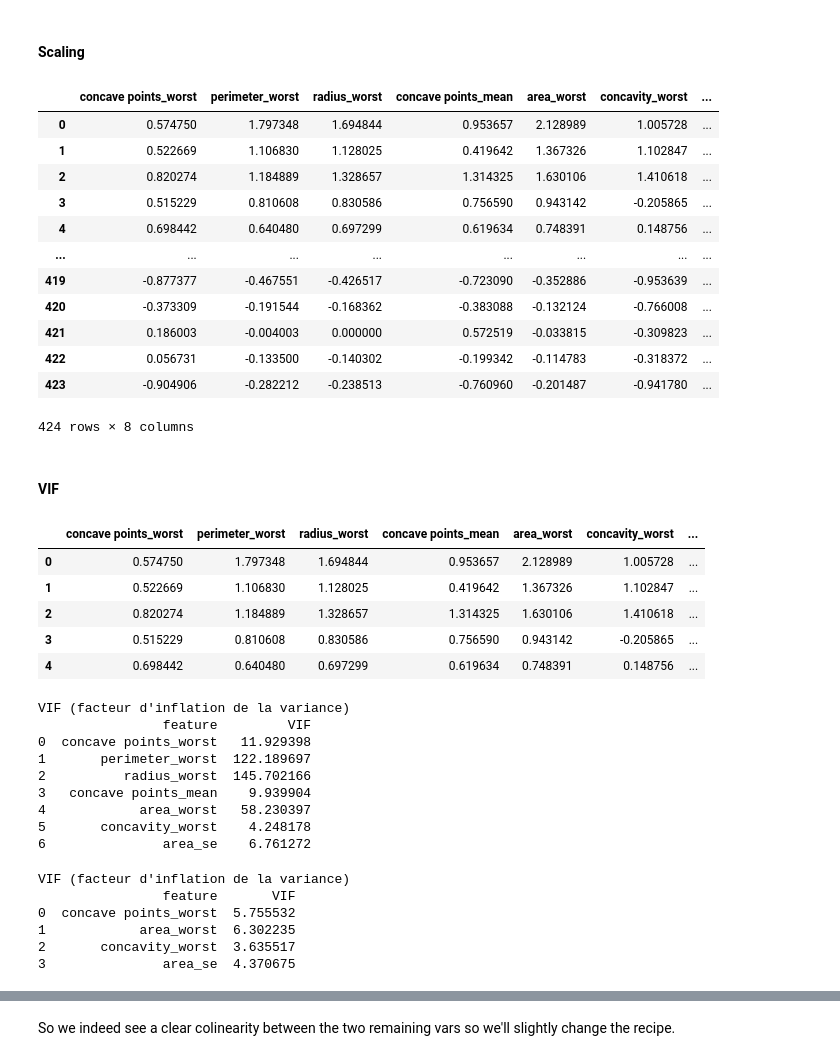
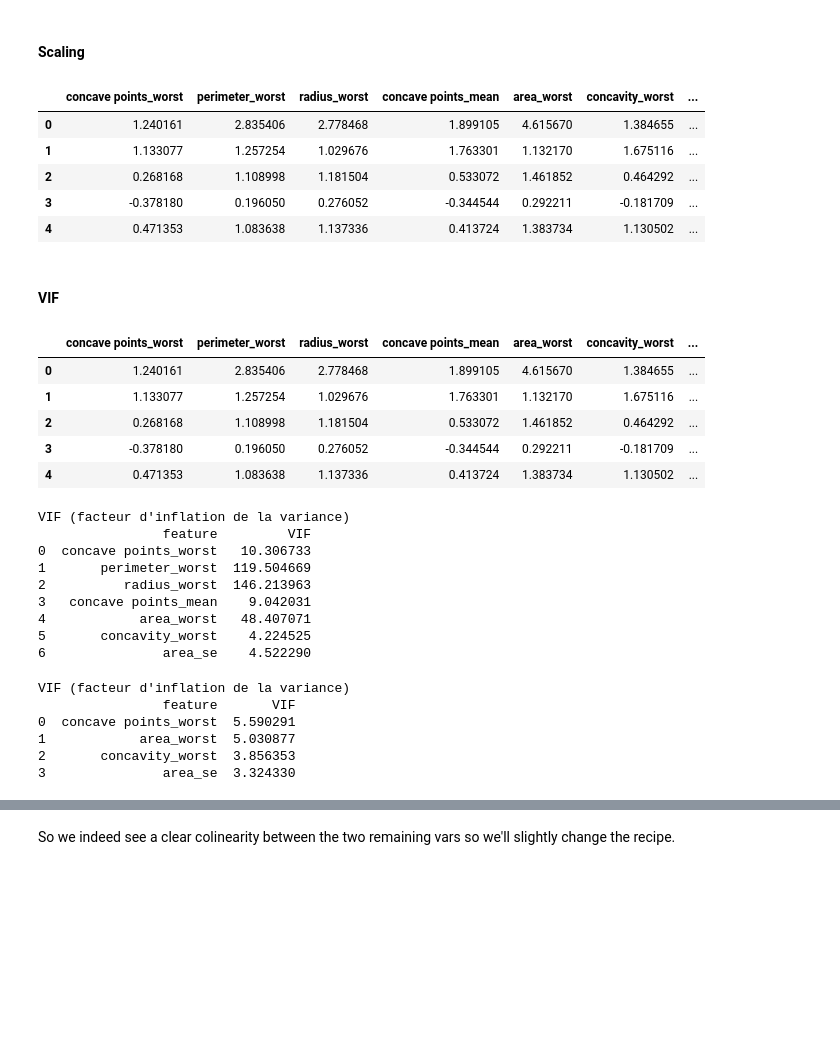
Before and after one commit to julienRactM/building-perceptron, a Jupyter notebook: building-perceptron.ipynb, the cells around one changed output, grey strips where cells are left out. Cells and saved outputs as stored; diff of their text form; code cells hidden in the pictures; blank space fills up the shorter version.

```diff
--- a/building-perceptron.ipynb
+++ b/building-perceptron.ipynb
@@ -590,7 +602,6 @@ plt.show()
 # %%
-rfe = RFECV(rf,cv=5,scoring="neg_mean_squared_error", verbose=1)
-
-rfe.fit(X_train,y_train)
+rfe = RFECV(estimator=rf, cv=5, scoring="neg_mean_squared_error", verbose=1, importance_getter='auto')
+rfe.fit(X_train, y_train)
 # %% [output]
 Fitting estimator with 31 features.
 Fitting estimator with 30 features.
@@ -639,22 +849,15 @@ features_in_common,features_in_atleast_two, unique_features = compare_feature_li
 # %%
 scaler = RobustScaler()
 df_scaled = pd.DataFrame(scaler.fit_transform(balanced_df[features_in_common]), columns=features_in_common)
 df_scaled['diagnosis'] = balanced_df['diagnosis'].values
-df_scaled
+df_scaled.head()
 # %% [output]
 |  | concave points_worst | perimeter_worst | radius_worst | concave points_mean | area_worst | concavity_worst | ... |
-| 0 | 0.574750 | 1.797348 | 1.694844 | 0.953657 | 2.128989 | 1.005728 | ... |
-| 1 | 0.522669 | 1.106830 | 1.128025 | 0.419642 | 1.367326 | 1.102847 | ... |
-| 2 | 0.820274 | 1.184889 | 1.328657 | 1.314325 | 1.630106 | 1.410618 | ... |
-| 3 | 0.515229 | 0.810608 | 0.830586 | 0.756590 | 0.943142 | -0.205865 | ... |
-| 4 | 0.698442 | 0.640480 | 0.697299 | 0.619634 | 0.748391 | 0.148756 | ... |
-| ... | ... | ... | ... | ... | ... | ... | ... |
-| 419 | -0.877377 | -0.467551 | -0.426517 | -0.723090 | -0.352886 | -0.953639 | ... |
-| 420 | -0.373309 | -0.191544 | -0.168362 | -0.383088 | -0.132124 | -0.766008 | ... |
-| 421 | 0.186003 | -0.004003 | 0.000000 | 0.572519 | -0.033815 | -0.309823 | ... |
-| 422 | 0.056731 | -0.133500 | -0.140302 | -0.199342 | -0.114783 | -0.318372 | ... |
-| 423 | -0.904906 | -0.282212 | -0.238513 | -0.760960 | -0.201487 | -0.941780 | ... |
+| 0 | 1.240161 | 2.835406 | 2.778468 | 1.899105 | 4.615670 | 1.384655 | ... |
+| 1 | 1.133077 | 1.257254 | 1.029676 | 1.763301 | 1.132170 | 1.675116 | ... |
+| 2 | 0.268168 | 1.108998 | 1.181504 | 0.533072 | 1.461852 | 0.464292 | ... |
+| 3 | -0.378180 | 0.196050 | 0.276052 | -0.344544 | 0.292211 | -0.181709 | ... |
+| 4 | 0.471353 | 1.083638 | 1.137336 | 0.413724 | 1.383734 | 1.130502 | ... |
-424 rows × 8 columns
 # %% [markdown]
 #### VIF
 # %%
@@ -662,11 +865,11 @@ df_scaled.head()
 # Ideally we'll compare it to a version with another deep with values in top 5 of Shap
 # %% [output]
 |  | concave points_worst | perimeter_worst | radius_worst | concave points_mean | area_worst | concavity_worst | ... |
-| 0 | 0.574750 | 1.797348 | 1.694844 | 0.953657 | 2.128989 | 1.005728 | ... |
-| 1 | 0.522669 | 1.106830 | 1.128025 | 0.419642 | 1.367326 | 1.102847 | ... |
-| 2 | 0.820274 | 1.184889 | 1.328657 | 1.314325 | 1.630106 | 1.410618 | ... |
-| 3 | 0.515229 | 0.810608 | 0.830586 | 0.756590 | 0.943142 | -0.205865 | ... |
-| 4 | 0.698442 | 0.640480 | 0.697299 | 0.619634 | 0.748391 | 0.148756 | ... |
+| 0 | 1.240161 | 2.835406 | 2.778468 | 1.899105 | 4.615670 | 1.384655 | ... |
+| 1 | 1.133077 | 1.257254 | 1.029676 | 1.763301 | 1.132170 | 1.675116 | ... |
+| 2 | 0.268168 | 1.108998 | 1.181504 | 0.533072 | 1.461852 | 0.464292 | ... |
+| 3 | -0.378180 | 0.196050 | 0.276052 | -0.344544 | 0.292211 | -0.181709 | ... |
+| 4 | 0.471353 | 1.083638 | 1.137336 | 0.413724 | 1.383734 | 1.130502 | ... |
 # %%
 # Split into train and test
 X_train_vif, X_test_vif, y_train_vif, y_test_vif = train_test_split(df_scaled.drop(columns=["diagnosis"]), df_scaled.diagnosis,\
@@ -683,13 +886,13 @@ print(vif_data)
 # %% [output]
 VIF (facteur d'inflation de la variance)
                 feature         VIF
-0  concave points_worst   11.929398
-1       perimeter_worst  122.189697
-2          radius_worst  145.702166
-3   concave points_mean    9.939904
-4            area_worst   58.230397
-5       concavity_worst    4.248178
-6               area_se    6.761272
+0  concave points_worst   10.306733
+1       perimeter_worst  119.504669
+2          radius_worst  146.213963
+3   concave points_mean    9.042031
+4            area_worst   48.407071
+5       concavity_worst    4.224525
+6               area_se    4.522290
 # %%
 # Split into train and test
 X_train_vif, X_test_vif, y_train_vif, y_test_vif = train_test_split(df_scaled.drop(columns=["diagnosis"])\
@@ -707,10 +910,10 @@ print(vif_data)
 # %% [output]
 VIF (facteur d'inflation de la variance)
                 feature       VIF
-0  concave points_worst  5.755532
-1            area_worst  6.302235
-2       concavity_worst  3.635517
-3               area_se  4.370675
+0  concave points_worst  5.590291
+1            area_worst  5.030877
+2       concavity_worst  3.856353
+3               area_se  3.324330
 # %%
 import matplotlib.pyplot as plt
 
```
Also changed, not shown: parts of 28 cells of this notebook, 2 other files.
